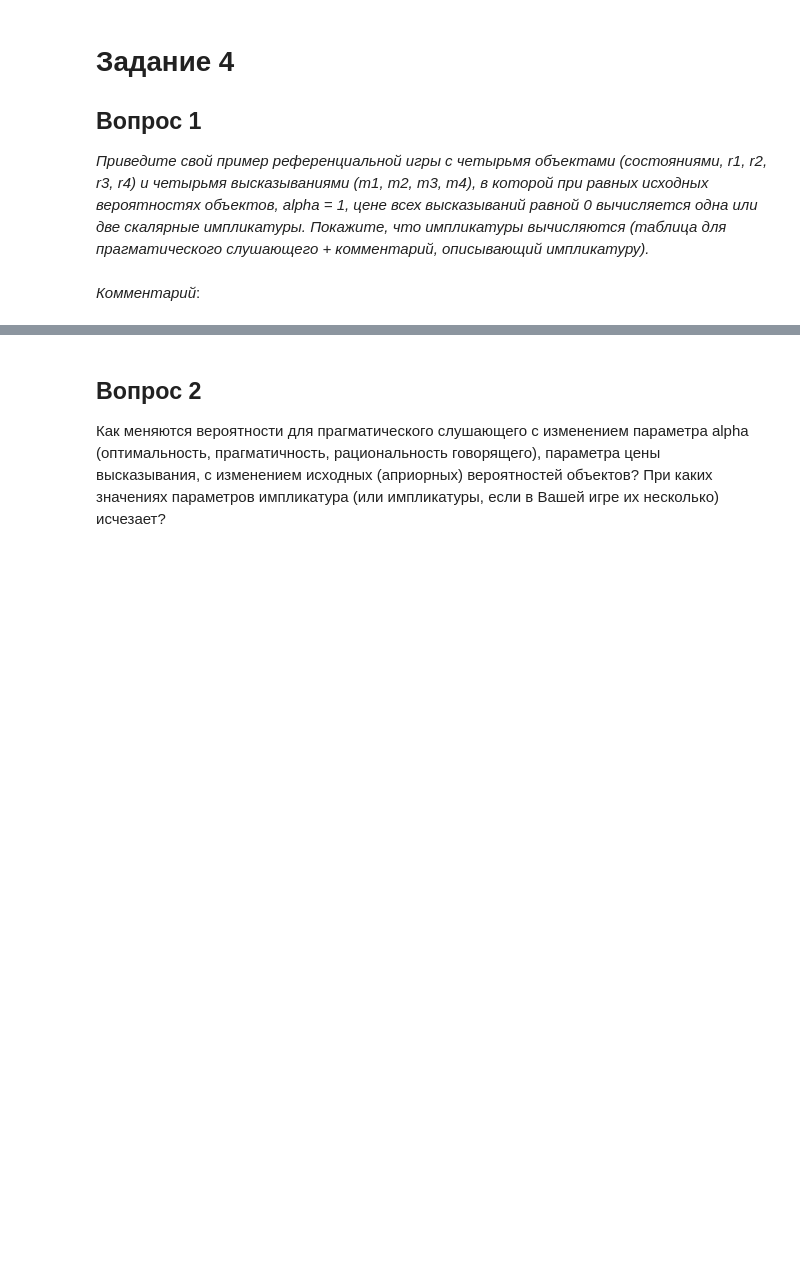
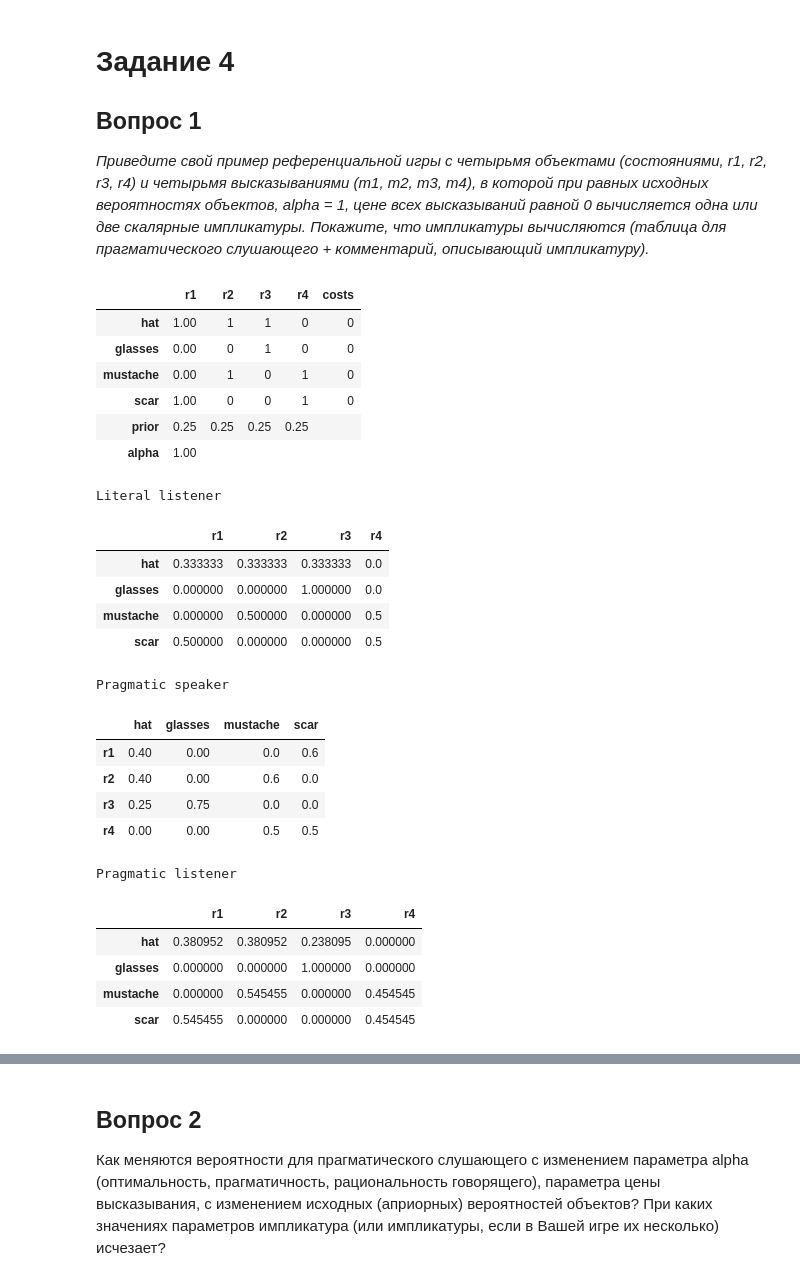
Before and after one commit to arstotrix/semantics_and_whatnot, a Jupyter notebook: task3/RSA_QnA.ipynb, the cells around one changed output, grey strips where cells are left out. Drawn from its saved outputs; the diff is of its cells as text; code cells hidden in the pictures; blank space fills up the shorter version.

```diff
--- a/task3/RSA_QnA.ipynb
+++ b/task3/RSA_QnA.ipynb
@@ -154,2 +198,0 @@ Pragmatic listener
-# %% [markdown]
-*Комментарий*:
@@ -155,0 +214,38 @@ Pragmatic listener
+# %%
+basic_mod_4 = RSA(lexicon=lex, prior=[0.25, 0.25, 0.25, 0.25], costs=[0.0, 0.0, 0.0, 0.0])
+
+display_reference_game(basic_mod_4)
+print("\nLiteral listener")
+display(basic_mod_4.literal_listener())
+
+print("\nPragmatic speaker")
+display(basic_mod_4.speaker())
+
+print("\nPragmatic listener")
+display(basic_mod_4.listener())
+# %% [output]
+|  | r1 | r2 | r3 | r4 | costs |
+| hat | 1.00 | 1 | 1 | 0 | 0 |
+| glasses | 0.00 | 0 | 1 | 0 | 0 |
+| mustache | 0.00 | 1 | 0 | 1 | 0 |
+| scar | 1.00 | 0 | 0 | 1 | 0 |
+| prior | 0.25 | 0.25 | 0.25 | 0.25 |  |
+| alpha | 1.00 |  |  |  |  |
+Literal listener
+|  | r1 | r2 | r3 | r4 |
+| hat | 0.333333 | 0.333333 | 0.333333 | 0.0 |
+| glasses | 0.000000 | 0.000000 | 1.000000 | 0.0 |
+| mustache | 0.000000 | 0.500000 | 0.000000 | 0.5 |
+| scar | 0.500000 | 0.000000 | 0.000000 | 0.5 |
+Pragmatic speaker
+|  | hat | glasses | mustache | scar |
+| r1 | 0.40 | 0.00 | 0.0 | 0.6 |
+| r2 | 0.40 | 0.00 | 0.6 | 0.0 |
+| r3 | 0.25 | 0.75 | 0.0 | 0.0 |
+| r4 | 0.00 | 0.00 | 0.5 | 0.5 |
+Pragmatic listener
+|  | r1 | r2 | r3 | r4 |
+| hat | 0.380952 | 0.380952 | 0.238095 | 0.000000 |
+| glasses | 0.000000 | 0.000000 | 1.000000 | 0.000000 |
+| mustache | 0.000000 | 0.545455 | 0.000000 | 0.454545 |
+| scar | 0.545455 | 0.000000 | 0.000000 | 0.454545 |
```
Also changed, not shown: parts of 19 cells of this notebook.
